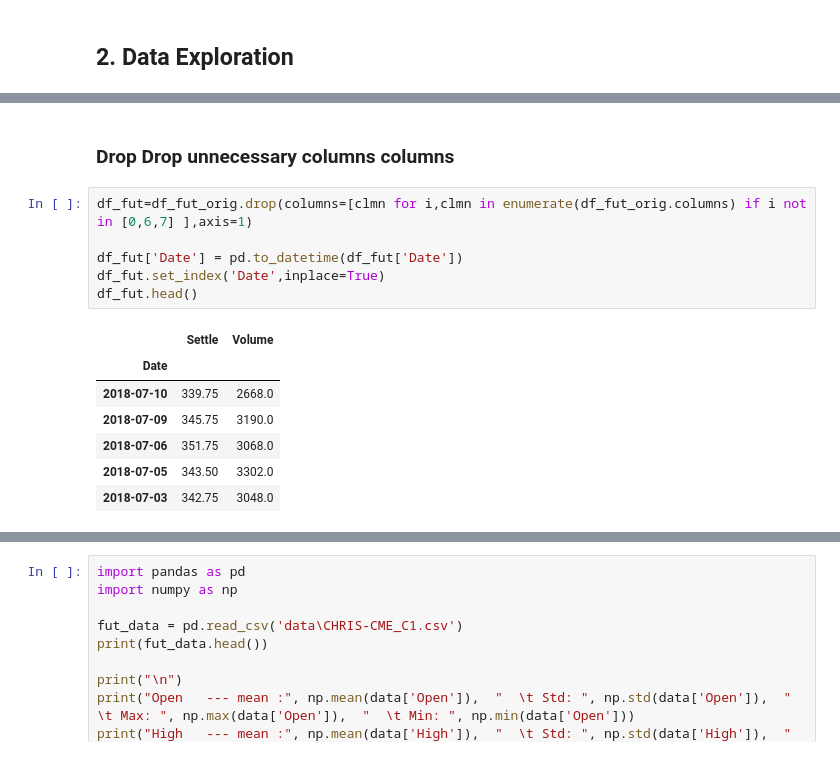
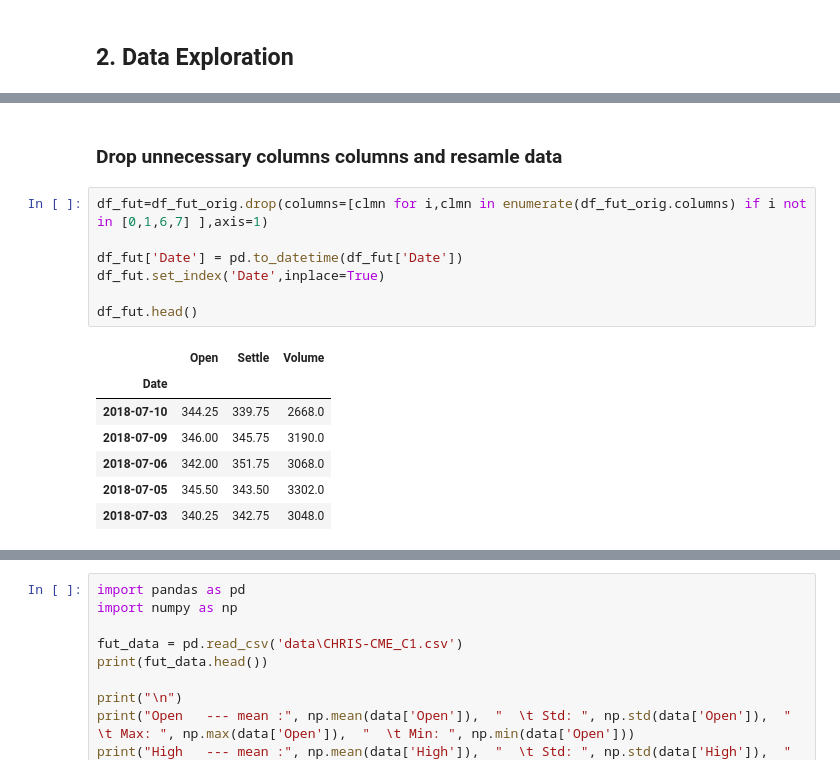
Before and after one commit to zmarozas/machine-learning, a Jupyter notebook: udacity-mlnd/grains_futures_prices_prognosticator/grains_futures_prices_prognosticator.ipynb, the cells around one changed output, grey strips where cells are left out. Cells and saved outputs as stored; diff of their text form.

```diff
--- a/udacity-mlnd/grains_futures_prices_prognosticator/grains_futures_prices_prognosticator.ipynb
+++ b/udacity-mlnd/grains_futures_prices_prognosticator/grains_futures_prices_prognosticator.ipynb
@@ -47,18 +47,19 @@ df_cot_orig.head()
 | 3 | 2018-06-19 | 1992169.0 | 525197.0 | 920764.0 | 222105.0 | ... |
 | 4 | 2018-06-12 | 1963233.0 | 488666.0 | 917204.0 | 235249.0 | ... |
 # %% [markdown]
-### Drop Drop unnecessary columns columns
+### Drop unnecessary columns columns and resamle data
 # %%
-df_fut=df_fut_orig.drop(columns=[clmn for i,clmn in enumerate(df_fut_orig.columns) if i not in [0,6,7] ],axis=1)
+df_fut=df_fut_orig.drop(columns=[clmn for i,clmn in enumerate(df_fut_orig.columns) if i not in [0,1,6,7] ],axis=1)
 
 df_fut['Date'] = pd.to_datetime(df_fut['Date'])
 df_fut.set_index('Date',inplace=True)
+
 df_fut.head()
 # %% [output]
-|  | Settle | Volume |
-| Date |  |  |
-| 2018-07-10 | 339.75 | 2668.0 |
-| 2018-07-09 | 345.75 | 3190.0 |
-| 2018-07-06 | 351.75 | 3068.0 |
-| 2018-07-05 | 343.50 | 3302.0 |
-| 2018-07-03 | 342.75 | 3048.0 |
+|  | Open | Settle | Volume |
+| Date |  |  |  |
+| 2018-07-10 | 344.25 | 339.75 | 2668.0 |
+| 2018-07-09 | 346.00 | 345.75 | 3190.0 |
+| 2018-07-06 | 342.00 | 351.75 | 3068.0 |
+| 2018-07-05 | 345.50 | 343.50 | 3302.0 |
+| 2018-07-03 | 340.25 | 342.75 | 3048.0 |
```
Also changed, not shown: parts of 3 cells of this notebook.
